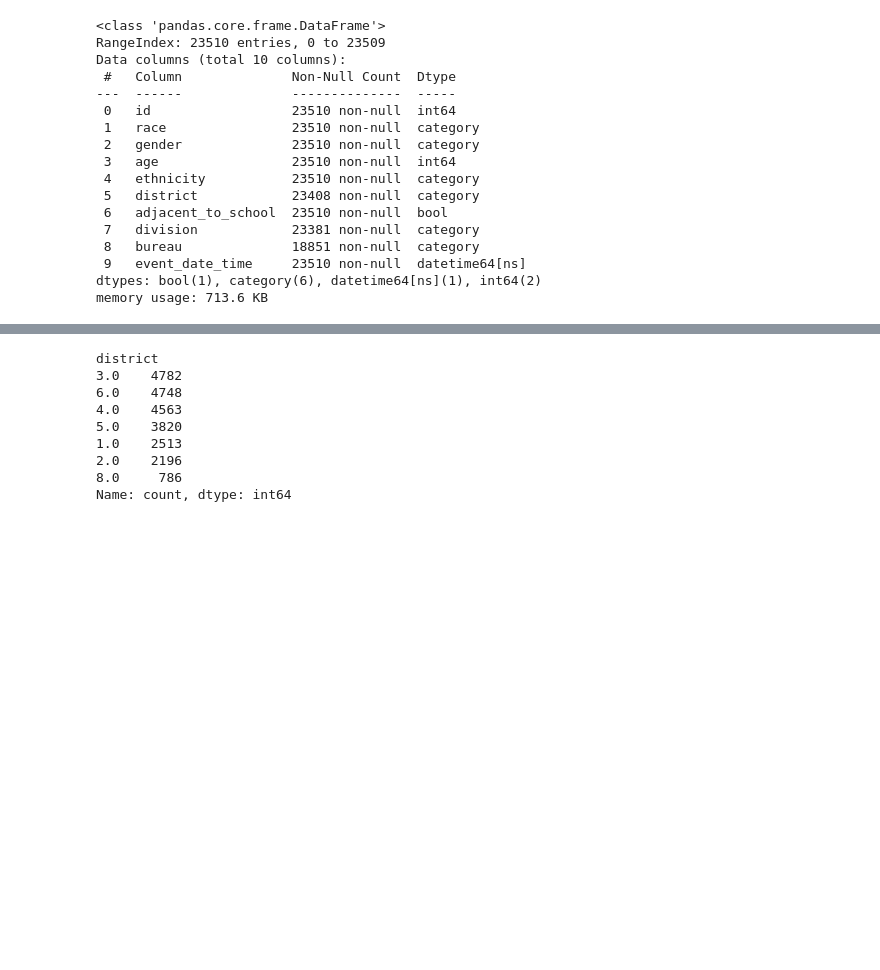
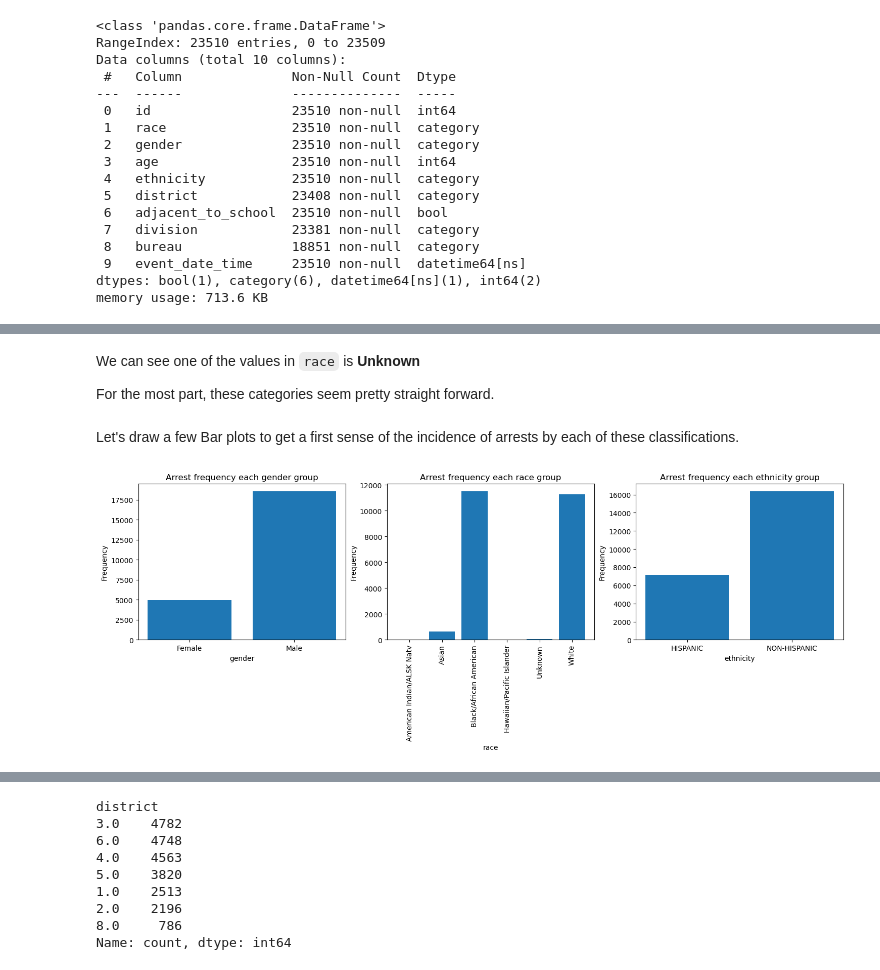
Before and after one commit to emmajslz/eda-project-police-arrest, a Jupyter notebook: police-arrests-montgomery-study.ipynb, the cells around one changed output, grey strips where cells are left out. Cells and saved outputs as stored; diff of their text form; code cells hidden in the pictures; blank space fills up the shorter version.

```diff
--- a/police-arrests-montgomery-study.ipynb
+++ b/police-arrests-montgomery-study.ipynb
@@ -243,0 +509,4 @@ memory usage: 713.6 KB
+# %%
+for colname in ['race', 'gender', 'ethnicity']:
+    print(f"\n{colname} column:")
+    print(arrests[colname].unique())
@@ -243,0 +525,27 @@ memory usage: 713.6 KB
+# %% [markdown]
+We can see one of the values in `race` is <b> Unknown </b> <br>
+
+For the most part, these categories seem pretty straight forward.
+# %% [markdown]
+Let's draw a few Bar plots to get a first sense of the incidence of arrests by each of these classifications.
+# %%
+plots = ['gender', 'race', 'ethnicity']
+
+fig, ax = plt.subplots(nrows=1, ncols=3, figsize=(18,4))
+ax = ax.flatten()
+
+for i, colname in enumerate(plots):
+
+    group = arrests.groupby(colname).size()
+
+    ax[i].bar(group.index, group)
+
+    ax[i].set_xlabel(colname)
+    ax[i].set_ylabel('Frequency')
+    ax[i].set_title(f"Arrest frequency each {colname} group")
+
+ax[1].tick_params(axis='x', labelrotation=90)
+
+plt.show()
+# %% [output]
+[figure, added]
```
Also changed, not shown: parts of 157 cells of this notebook, 11 other files.
